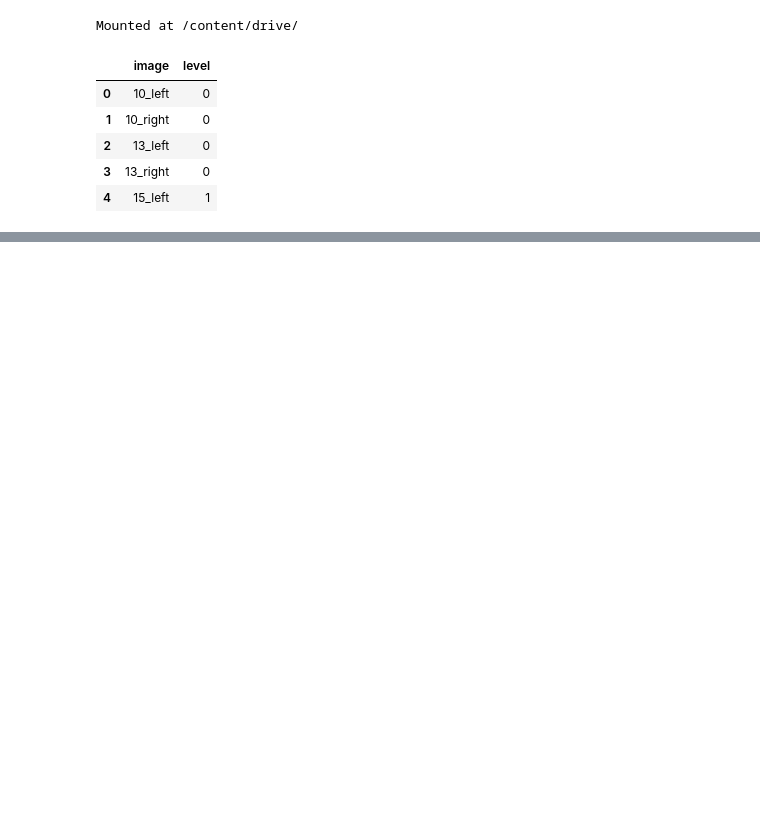
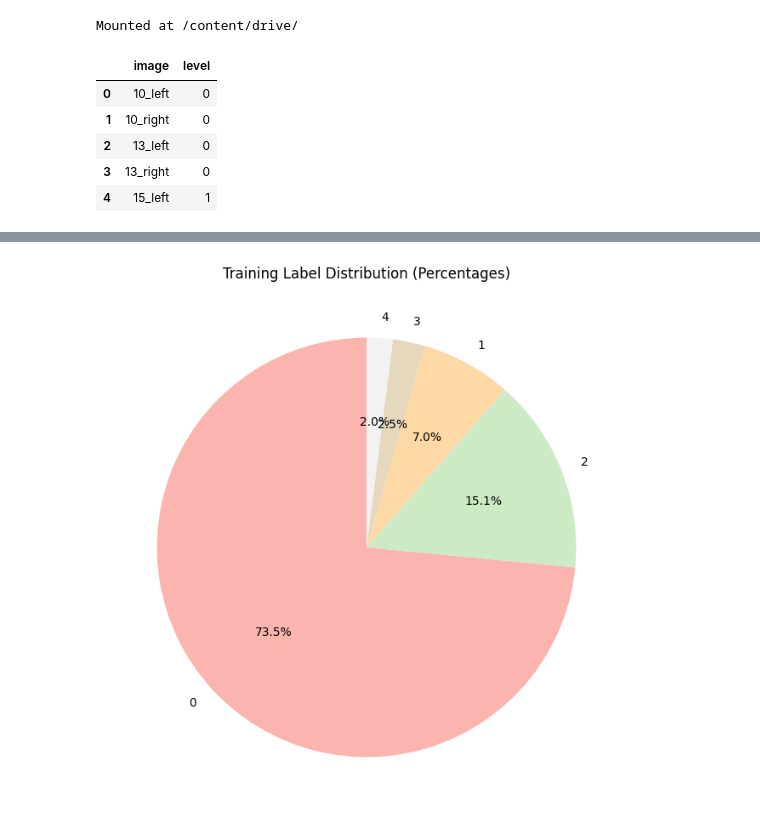
Before and after one commit to nickweda/Diabetic-Retinopathy-Classification, a Jupyter notebook: DR.ipynb, the cells around one changed output, grey strips where cells are left out. Drawn from its saved outputs; the diff is of its cells as text; code cells hidden in the pictures; blank space fills up the shorter version.

```diff
--- a/DR.ipynb
+++ b/DR.ipynb
@@ -68 +53,16 @@ Name: count, dtype: float64
+# %%
+# Create a pie chart
+plt.figure(figsize=(8, 8))
+label_percentages.plot(kind='pie',
+                       autopct='%1.1f%%',
+                       startangle=90,
+                       colormap='Pastel1',
+                       labels=label_percentages.index)  # different 'labels' argument
+
+# Formatting the chart
+plt.title('Training Label Distribution (Percentages)')
+plt.ylabel('')  # Hide the ylabel
+plt.show()
+# %% [output]
+[figure, added]
 # %%
```
Also changed, not shown: parts of 6 cells of this notebook.
